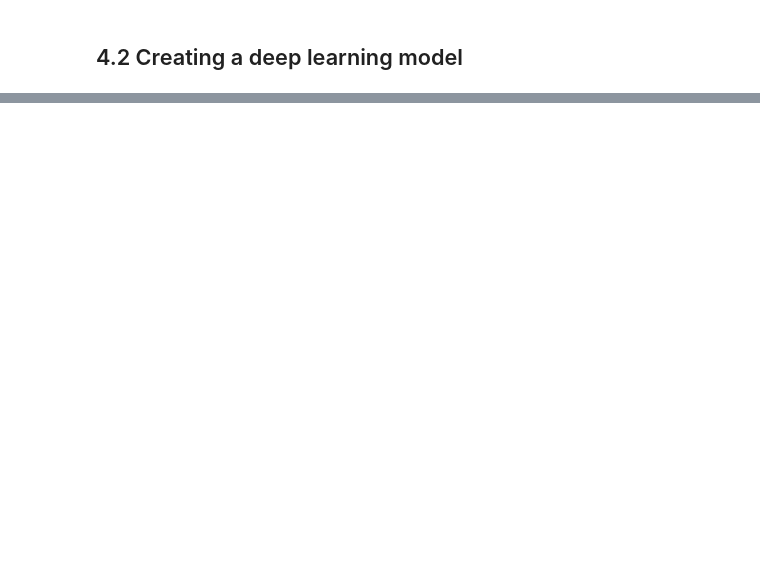
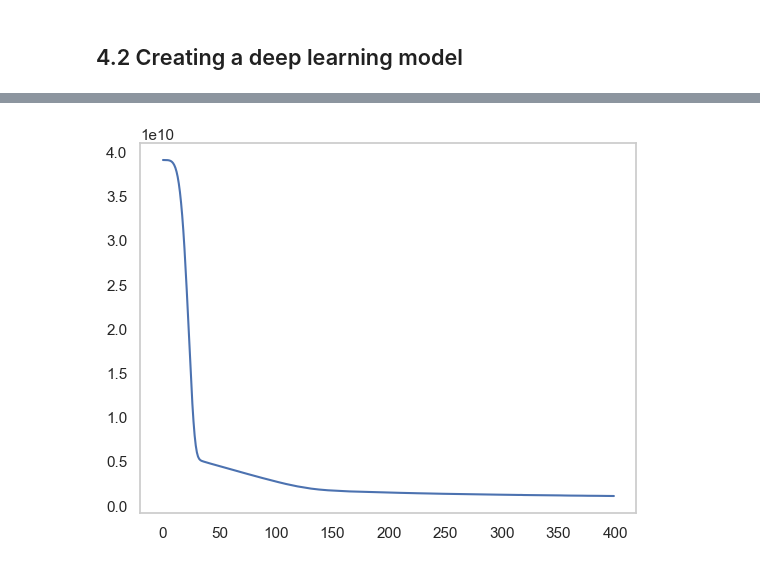
Before and after one commit to TheKnight1993/MLweek8, a Jupyter notebook: notebook.ipynb, the cells around one changed output, grey strips where cells are left out. Saved outputs shown, nothing was run; the diff lists cells and outputs as text; code cells hidden in the pictures; blank space fills up the shorter version.

```diff
--- a/notebook.ipynb
+++ b/notebook.ipynb
@@ -304,20 +361,18 @@ plt.show()
 # %% [markdown]
 ## 4.2 Creating a deep learning model
 # %%
-Layer0 = 79 ## n PCA componente
+Layer0 = 79
 
 layer1 = 79
 layer2 = 40
 layer3 = 30
 
 LayerOut = 1
+model = 0
+model = keras.Sequential()
 
-Inputs  = keras.Input(shape=(Layer0, ))
-dense = keras.layers.Dense(layer1, activation= 'relu')
-x = dense(Inputs)
-x = keras.layers.Dense(layer2, activation= 'relu')(x)
-x = keras.layers.Dense(layer3, activation= 'relu')(x)
-
-Outputs = keras.layers.Dense(LayerOut)(x)
-
-model = keras.Model(inputs=Inputs, outputs=Outputs, name = 'housingModel')
+model.add(keras.Input(shape = (Layer0, ))) ## Input Layer
+model.add(keras.layers.Dense(layer1, activation='relu'))
+model.add(keras.layers.Dense(layer2, activation='relu'))
+model.add(keras.layers.Dense(layer3, activation='relu'))
+model.add(keras.layers.Dense(LayerOut))
@@ -343,0 +399,15 @@ Model: "housingModel"
+# %%
+model.compile(optimizer='adam', loss='mse')
+## compile the model using the mean squared error loss function
+# %%
+ ## (Mantero , 2020) Using batch size to decrease training time
+
+
+# force the data to be in an array of floats
+x_train_floated = np.asarray(train_x_minmax).astype('float32')
+y_train_floated = np.asarray(train_y).astype('float32')
+x_test_floated = np.asarray(test_x_minmax).astype('float32')
+
+# fit the neural network
+history = model.fit(x=x_train_floated,y=y_train_floated,
+          batch_size=128,epochs=400, verbose=1)
@@ -343,0 +432,5 @@ Model: "housingModel"
+# %%
+sns.lineplot(data=history.history['loss'])
+plt.grid(visible=False)
+# %% [output]
+[figure, added]
```
Also changed, not shown: parts of 22 cells of this notebook.
